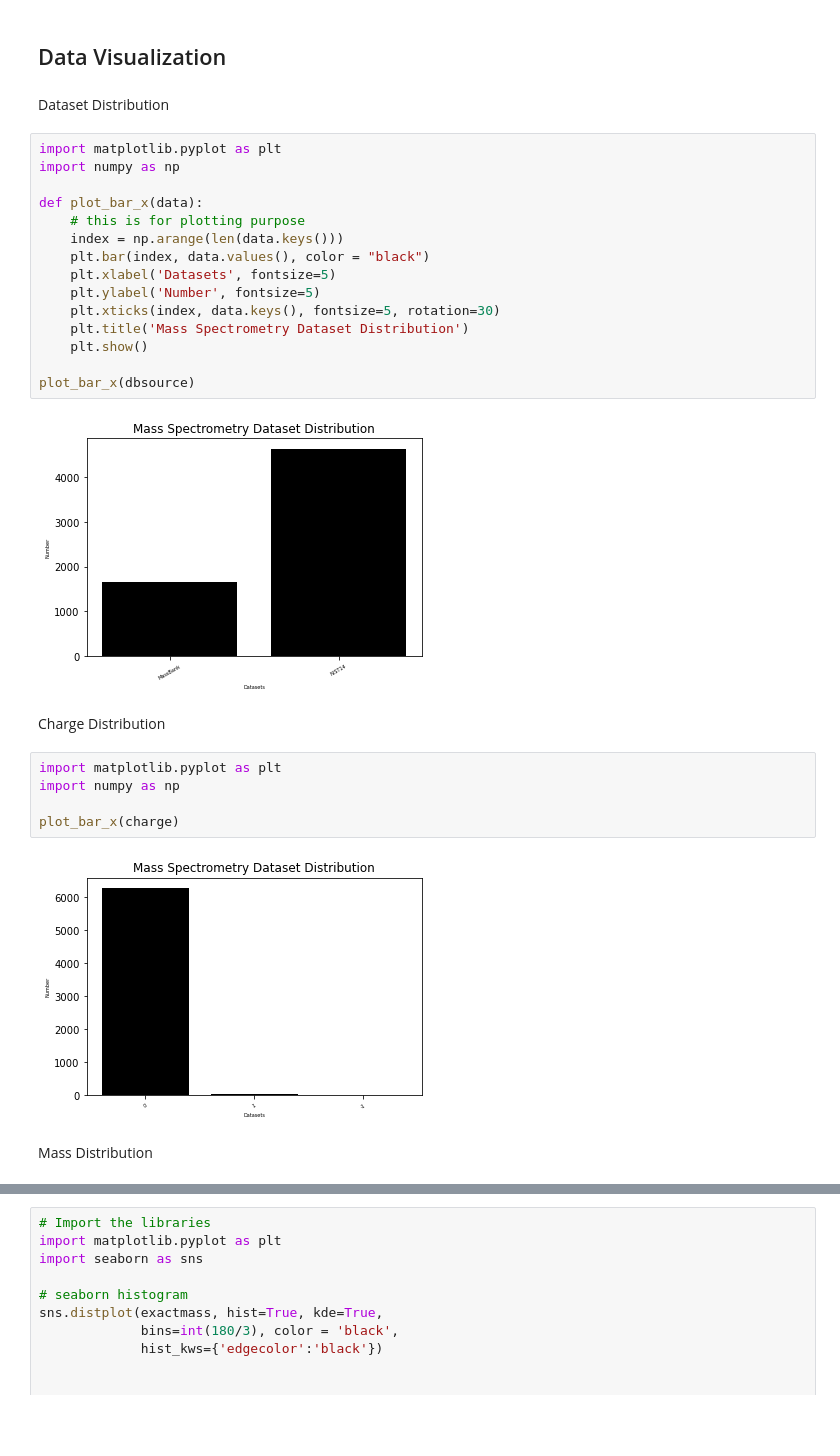
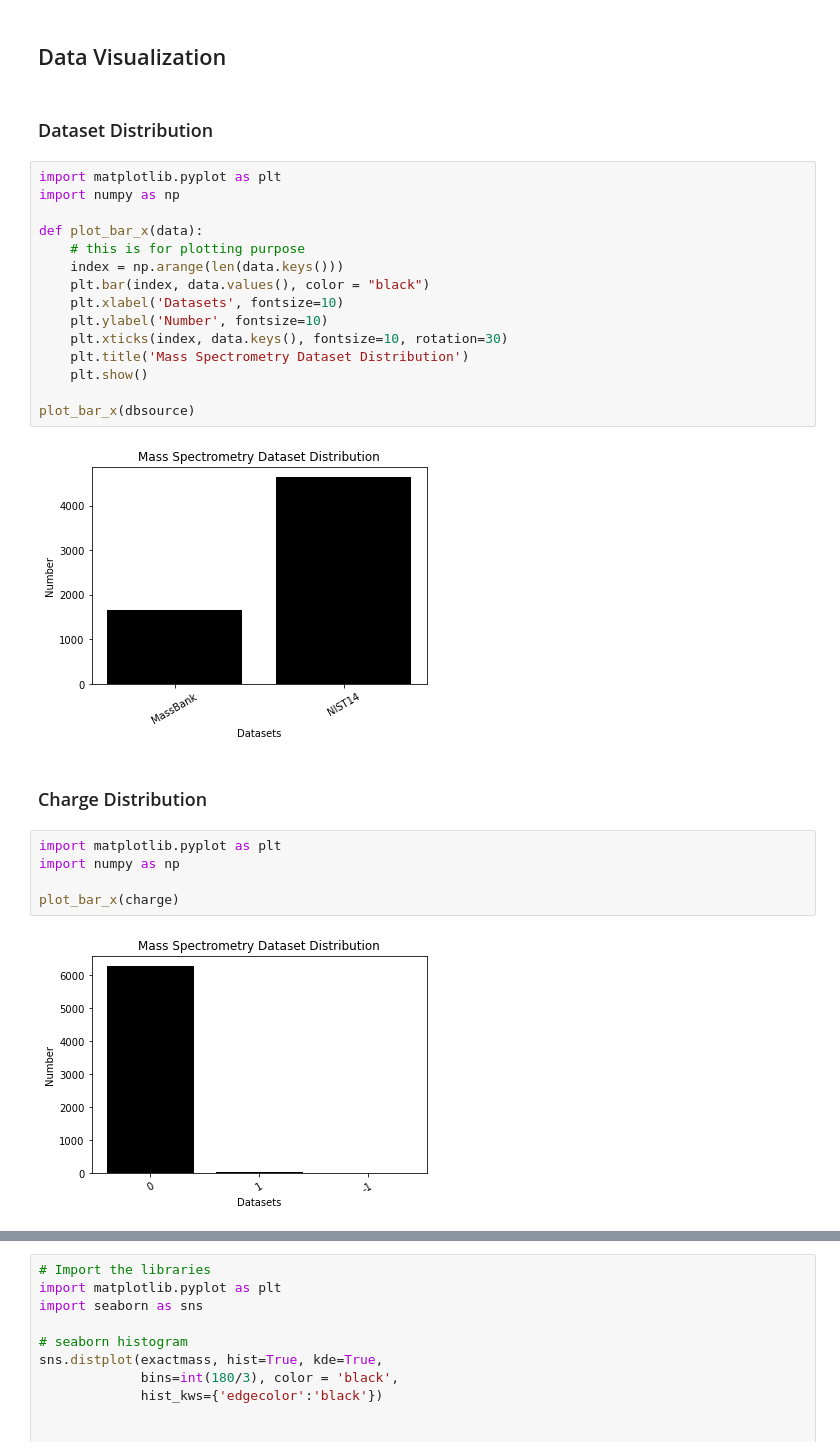
Before and after one commit to luisdrita/FoodReco, a Jupyter notebook: FoodReco.ipynb, the cells around one changed output, grey strips where cells are left out. Saved outputs shown, nothing was run; the diff lists cells and outputs as text; blank space fills up the shorter version.

```diff
--- a/FoodReco.ipynb
+++ b/FoodReco.ipynb
@@ -93,33 +71,31 @@ print(charge)
 {'0': 6272, '1': 24, '-1': 1}
 # %% [markdown]
 ## Data Visualization
-# %% [markdown]
-Dataset Distribution
+# %% [markdown]
+### Dataset Distribution
 # %%
 import matplotlib.pyplot as plt
 import numpy as np
 
 def plot_bar_x(data):
     # this is for plotting purpose
     index = np.arange(len(data.keys()))
     plt.bar(index, data.values(), color = "black")
-    plt.xlabel('Datasets', fontsize=5)
-    plt.ylabel('Number', fontsize=5)
-    plt.xticks(index, data.keys(), fontsize=5, rotation=30)
+    plt.xlabel('Datasets', fontsize=10)
+    plt.ylabel('Number', fontsize=10)
+    plt.xticks(index, data.keys(), fontsize=10, rotation=30)
     plt.title('Mass Spectrometry Dataset Distribution')
     plt.show()
 
 plot_bar_x(dbsource)
 # %% [output]
-[figure, old version]
+[figure, new version]
-# %% [markdown]
-Charge Distribution
+# %% [markdown]
+### Charge Distribution
 # %%
 import matplotlib.pyplot as plt
 import numpy as np
 
 plot_bar_x(charge)
 # %% [output]
-[figure, old version]
+[figure, new version]
-# %% [markdown]
-Mass Distribution
```
Also changed, not shown: parts of 8 cells of this notebook.
